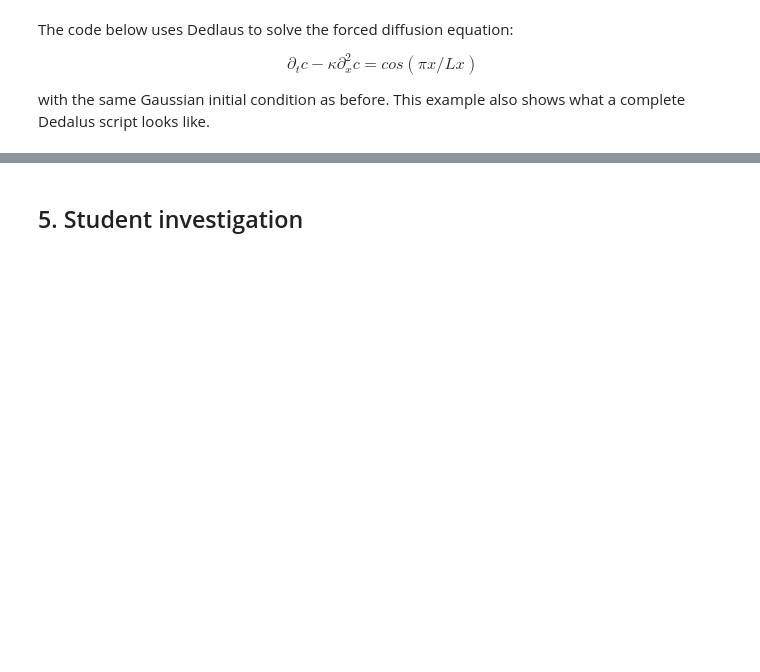
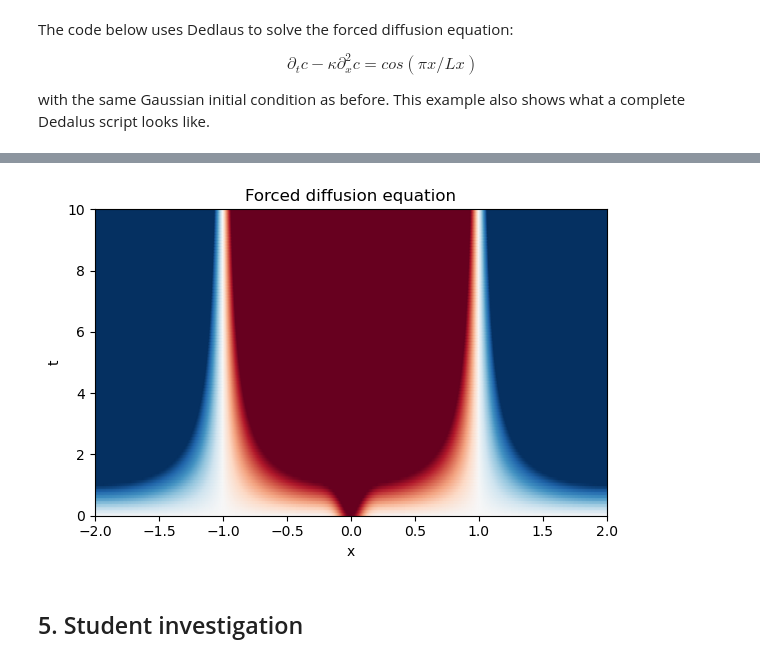
Before and after one commit to maxcharvey/QCES_LNM_projects, a Jupyter notebook: Project1_dedalus.ipynb, the cells around one changed output, grey strips where cells are left out. Drawn from its saved outputs; the diff is of its cells as text; code cells hidden in the pictures; blank space fills up the shorter version.

```diff
--- a/Project1_dedalus.ipynb
+++ b/Project1_dedalus.ipynb
@@ -316,10 +330,11 @@ while solver.proceed:
 
 # Plot
 plt.figure(figsize=(6, 4))
-plt.pcolormesh(x.ravel(), np.array(t_save), np.array(c_save), cmap='RdBu_r', shading='gouraud', rasterized=True)#, clim=(-1, 1))
+plt.pcolormesh(x.ravel(), np.array(t_save), np.array(c_save), cmap='RdBu_r', shading='gouraud', rasterized=True, clim=(-1, 1))
 plt.xlim(x_start, x_end)
 plt.ylim(0, solver.stop_sim_time)
 plt.xlabel('x')
 plt.ylabel('t')
 plt.title('Forced diffusion equation')
 plt.tight_layout()
+# %% [output]
@@ -326,3 +343,4 @@ plt.tight_layout()
+[figure, added]
 # %% [markdown]
 ## 5. Student investigation
 <a id='student_investigation'></a>
```
Also changed, not shown: parts of 21 cells of this notebook.
